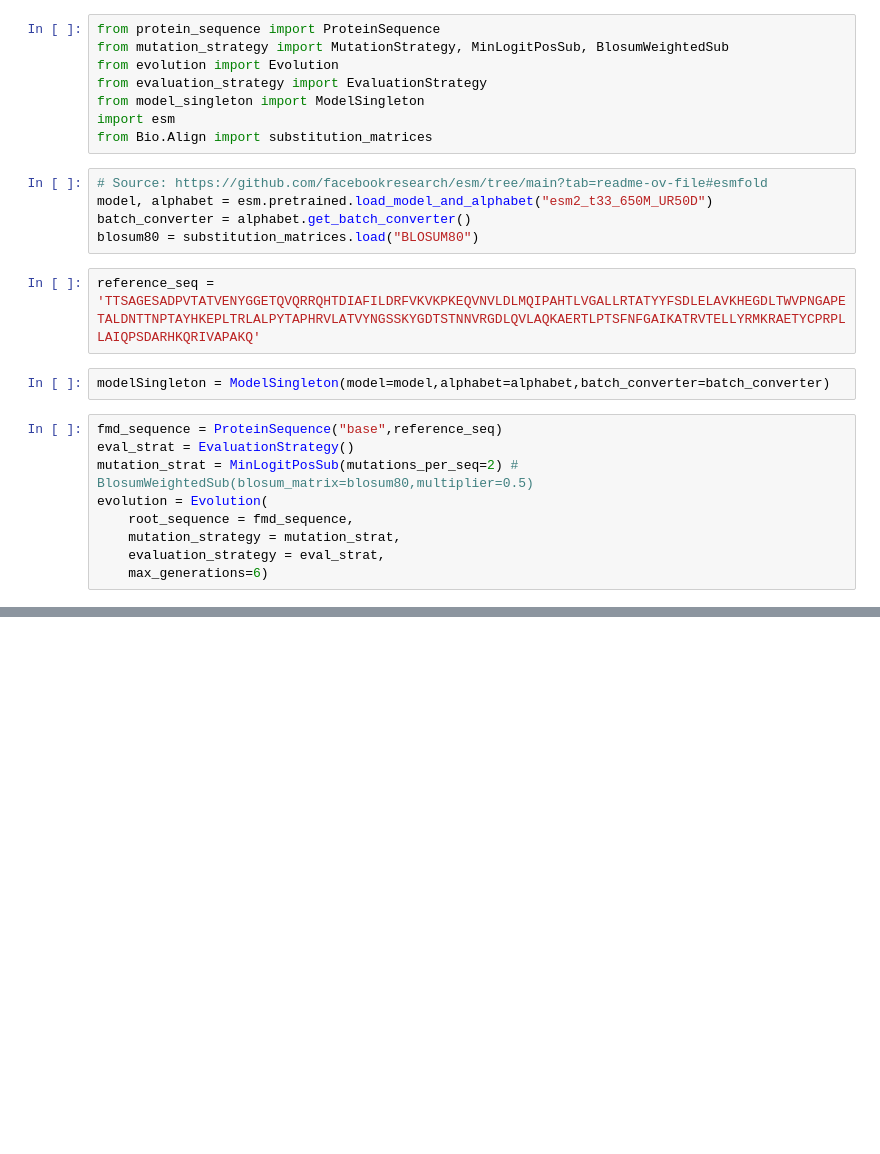
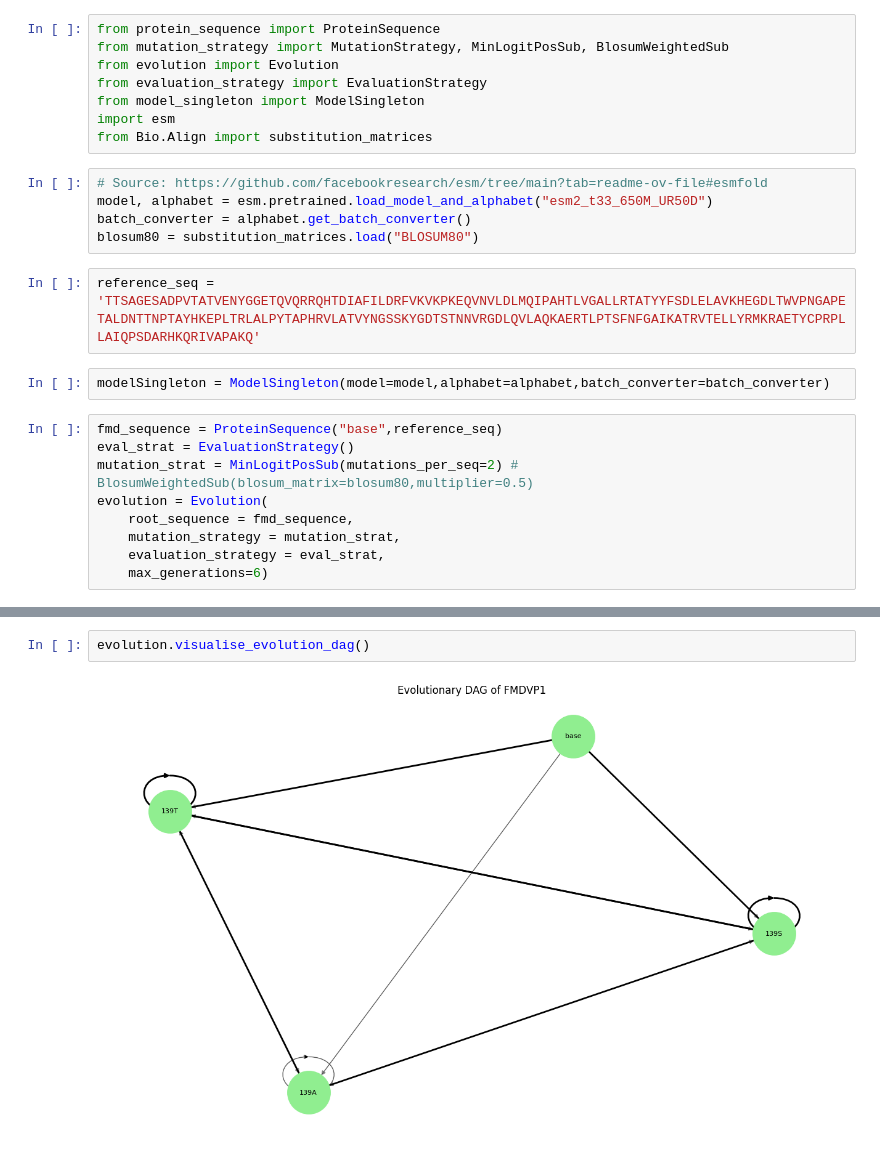
Before and after one commit to aubreyagub/esm2_for_fmdv, a Jupyter notebook: fmd_evolution/fmd.ipynb, the cells around one changed output, grey strips where cells are left out. Drawn from its saved outputs; the diff is of its cells as text; blank space fills up the shorter version.

```diff
--- a/fmd_evolution/fmd.ipynb
+++ b/fmd_evolution/fmd.ipynb
@@ -56,0 +44,4 @@ Mutation Score: 0.8162578344345093
+# %%
+evolution.visualise_evolution_dag()
+# %% [output]
+[figure, added]
```
Also changed, not shown: parts of 4 cells of this notebook, 2 other files.
